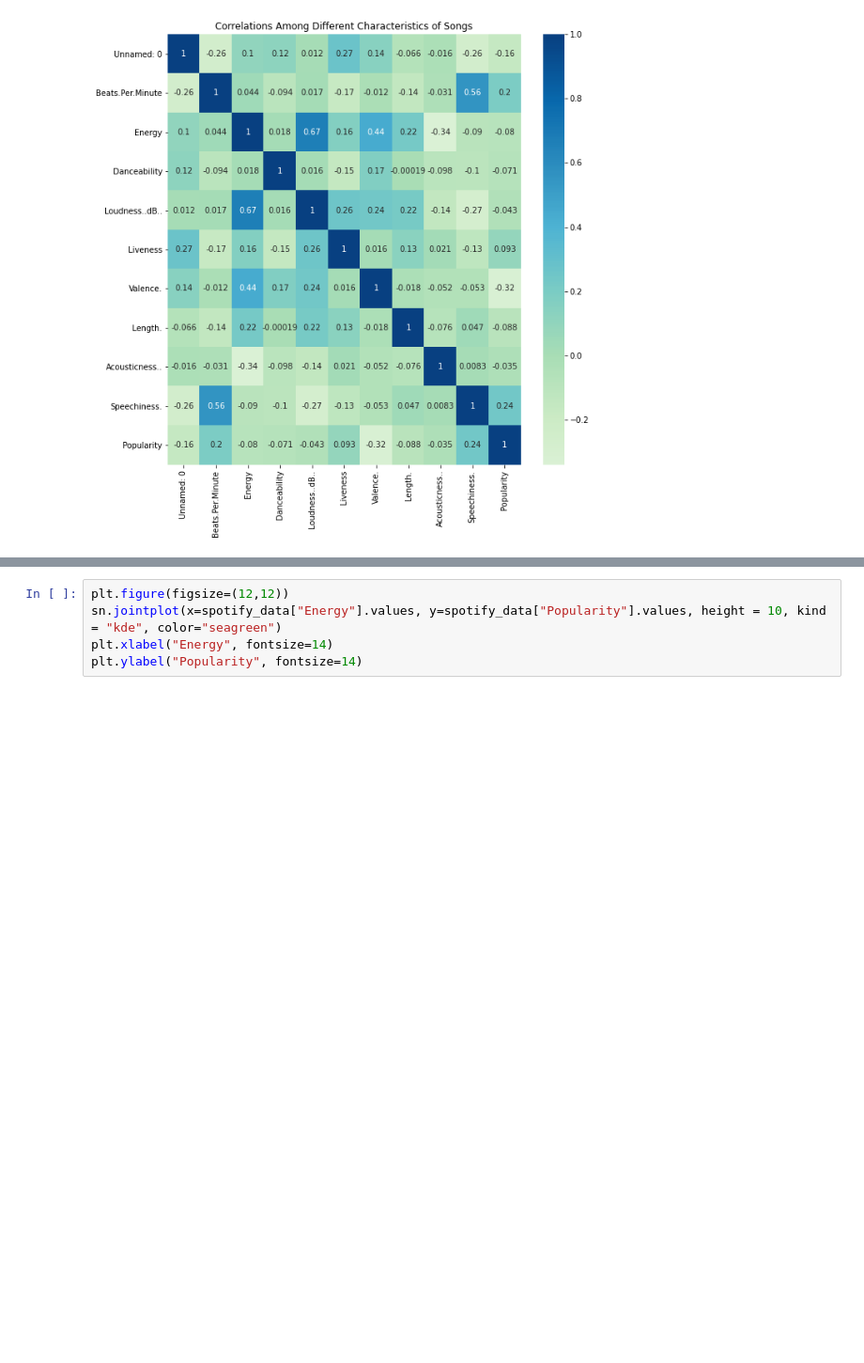
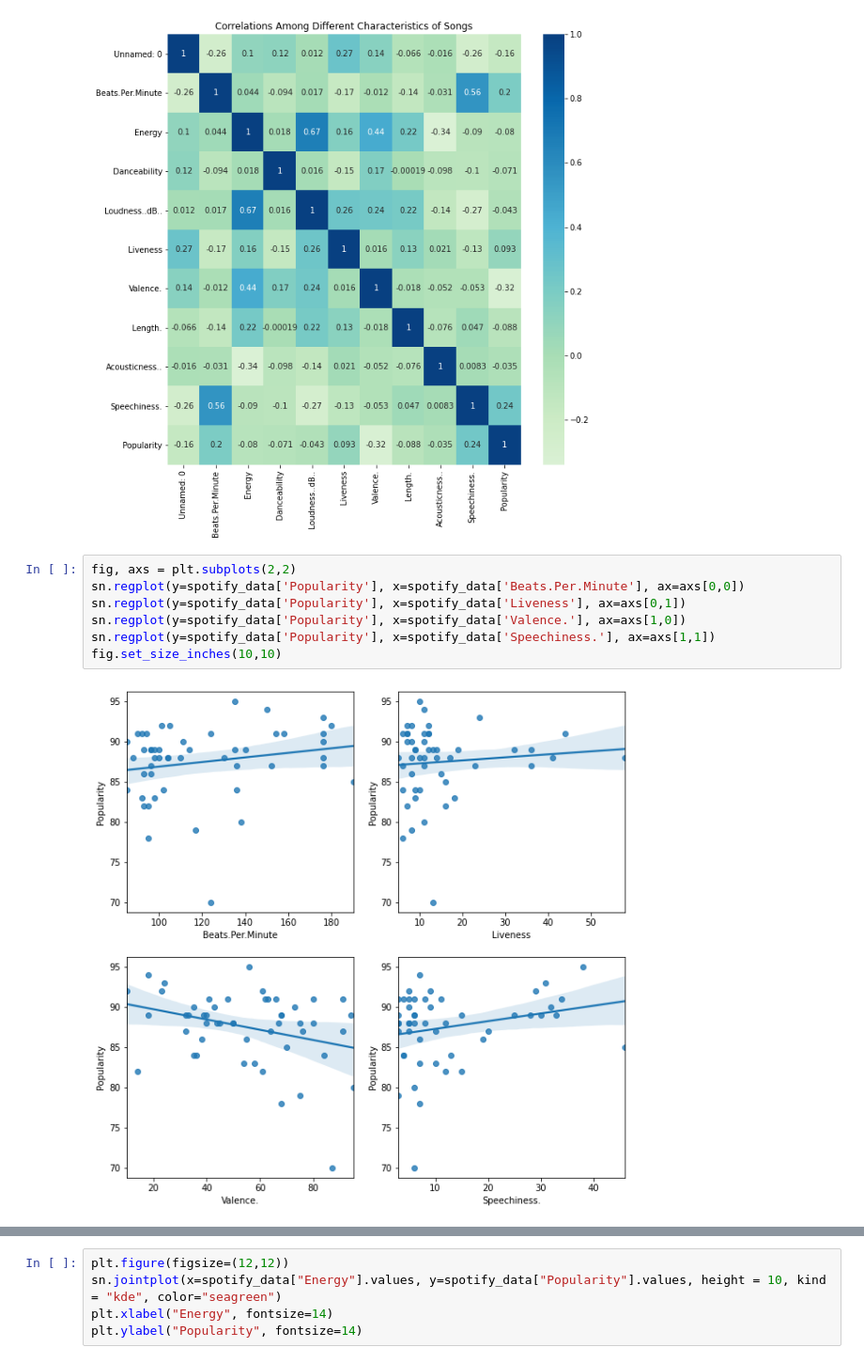
Before and after one commit to zli995/Spotify-Top-50-Songs-Analysis-2019, a Jupyter notebook: data/Spotify Top 50 Songs 2019 Analysis.ipynb, the cells around one changed output, grey strips where cells are left out. Shown at 94% size. Cells and saved outputs as stored; diff of their text form; blank space fills up the shorter version.

```diff
--- a/data/Spotify Top 50 Songs 2019 Analysis.ipynb
+++ b/data/Spotify Top 50 Songs 2019 Analysis.ipynb
@@ -95,4 +89,13 @@ plt.title("Correlations Among Different Characteristics of Songs")
 Corr_HM = sn.heatmap (corr, annot = True, linecolor = "white", cmap = "GnBu", center = 0.2)
 # %% [output]
 [figure]
+# %%
+fig, axs = plt.subplots(2,2)
+sn.regplot(y=spotify_data['Popularity'], x=spotify_data['Beats.Per.Minute'], ax=axs[0,0])
+sn.regplot(y=spotify_data['Popularity'], x=spotify_data['Liveness'], ax=axs[0,1])
+sn.regplot(y=spotify_data['Popularity'], x=spotify_data['Valence.'], ax=axs[1,0])
+sn.regplot(y=spotify_data['Popularity'], x=spotify_data['Speechiness.'], ax=axs[1,1])
+fig.set_size_inches(10,10)
+# %% [output]
+[figure, added]
 # %% [markdown]
```
Also changed, not shown: parts of 7 cells of this notebook.
